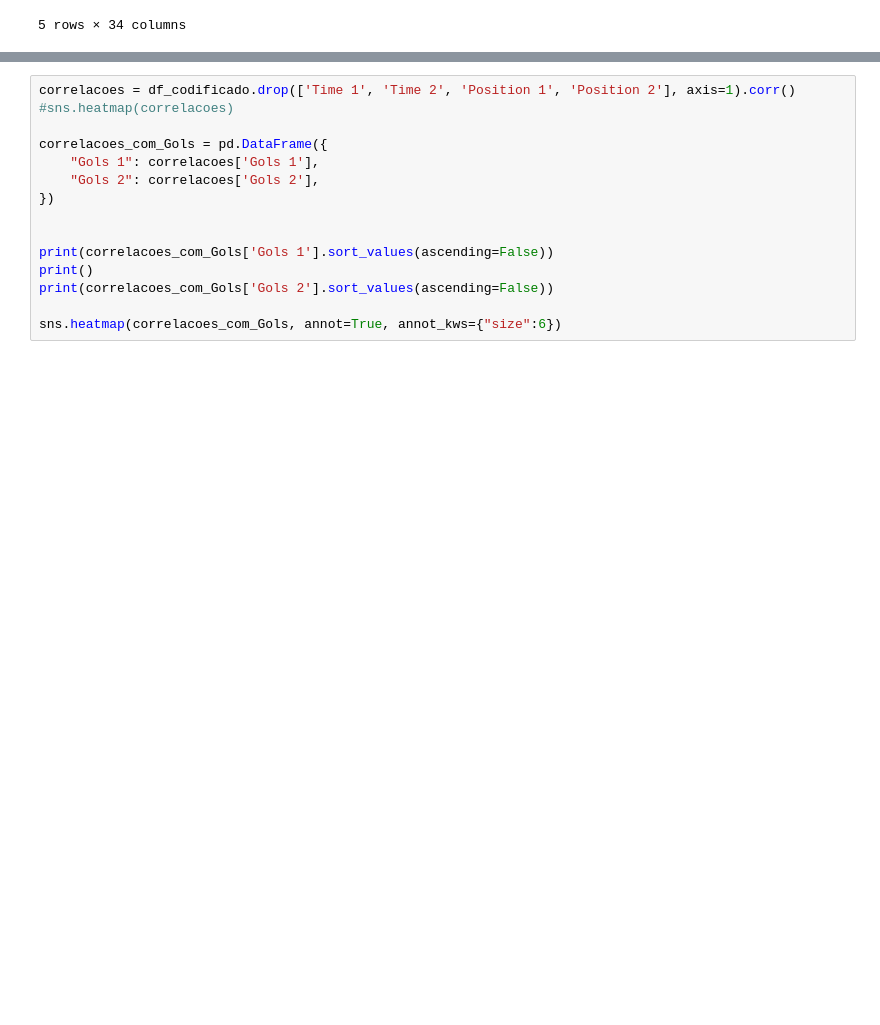
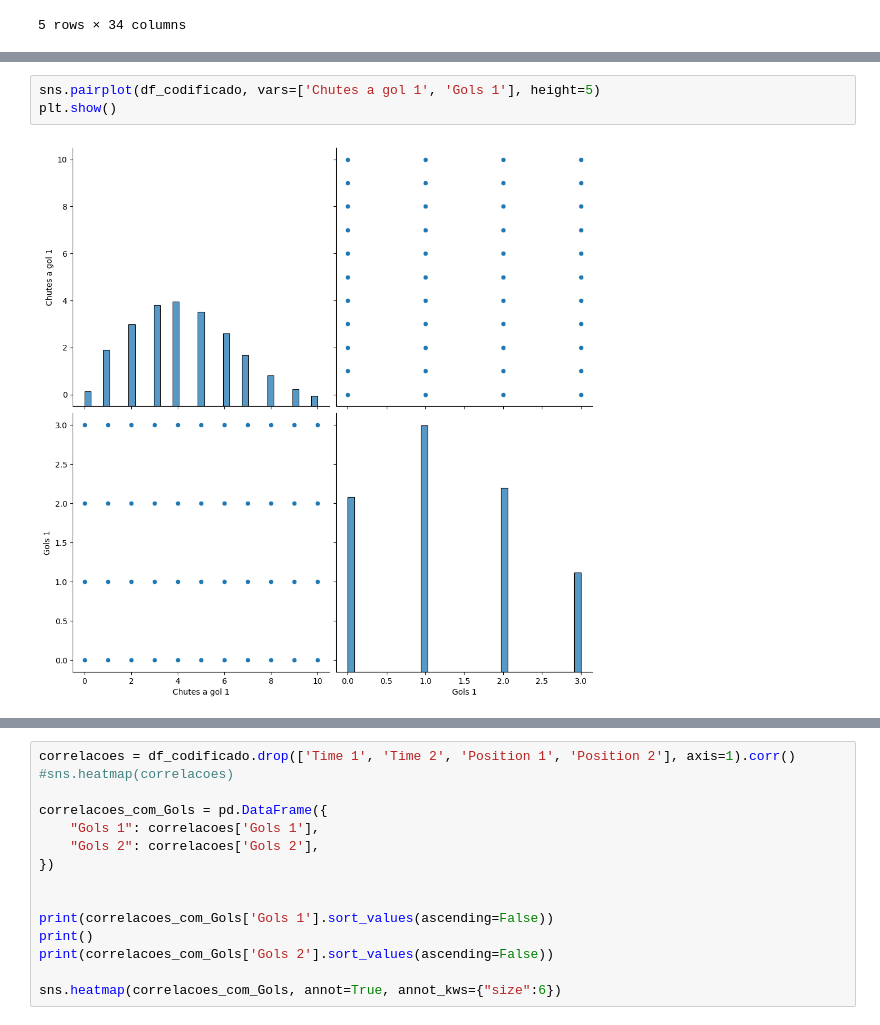
Before and after one commit to UFRJ-Analytica/PS-2025.1, a Jupyter notebook: analise_exploratorio.ipynb, the cells around one changed output, grey strips where cells are left out. Saved outputs shown, nothing was run; the diff lists cells and outputs as text; blank space fills up the shorter version.

```diff
--- a/analise_exploratorio.ipynb
+++ b/analise_exploratorio.ipynb
@@ -463,0 +468,5 @@ Total de Formações = 30
+# %%
+sns.pairplot(df_codificado, vars=['Chutes a gol 1', 'Gols 1'], height=5)
+plt.show()
+# %% [output]
+[figure, added]
```
Also changed, not shown: parts of 7 cells of this notebook.
